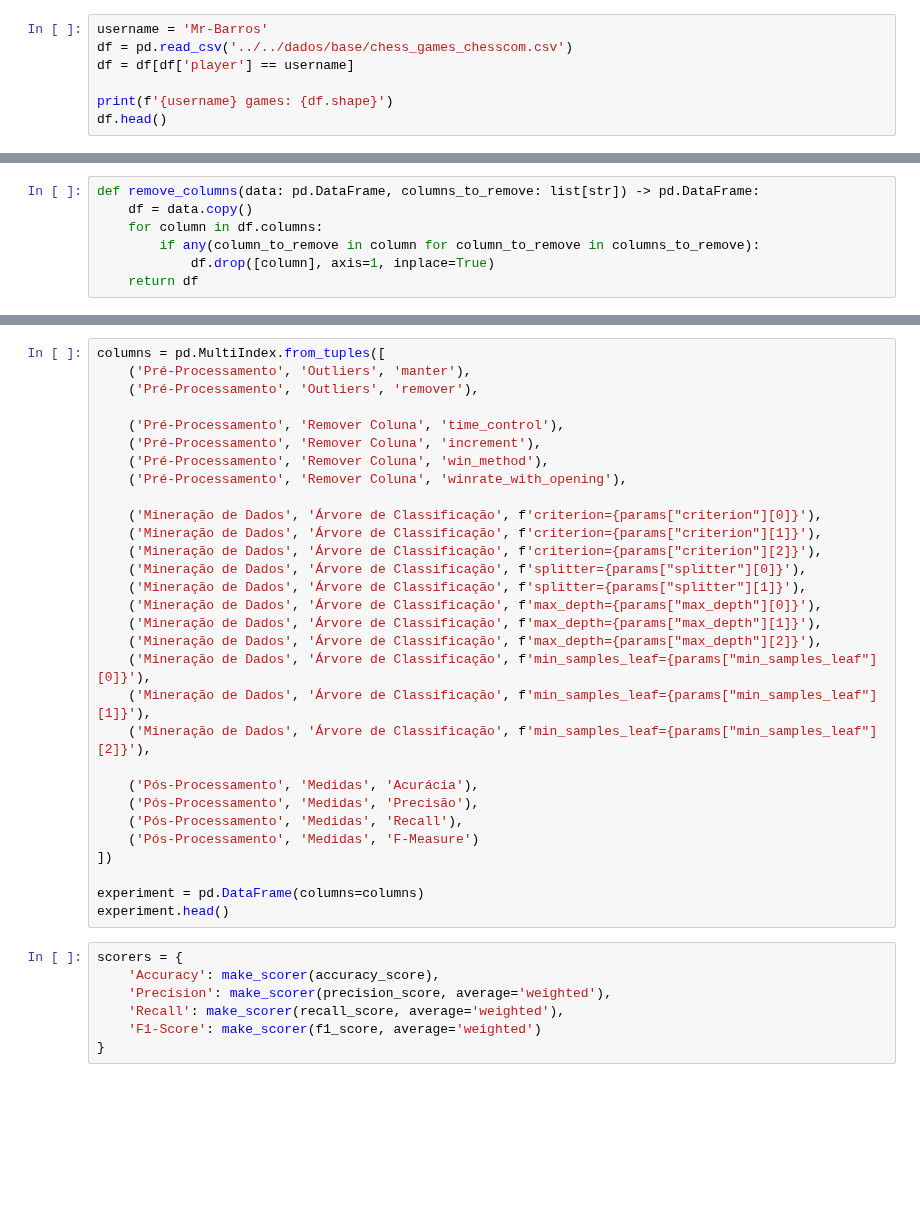
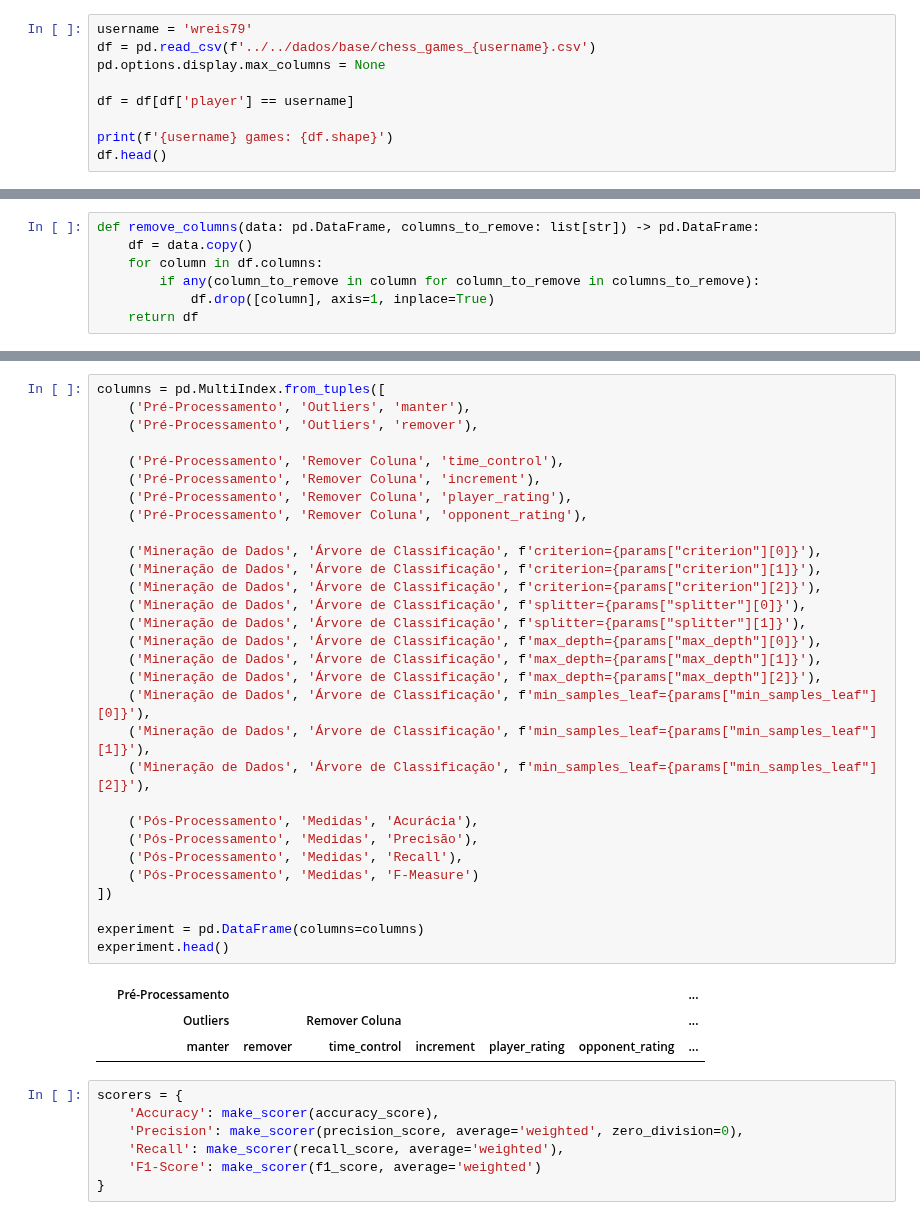
Before and after one commit to Mr-Barros/ENG4040, a Jupyter notebook: src/experimentacao/arvores_classificacao.ipynb, the cells around one changed output, grey strips where cells are left out. Saved outputs shown, nothing was run; the diff lists cells and outputs as text; blank space fills up the shorter version.

```diff
--- a/src/experimentacao/arvores_classificacao.ipynb
+++ b/src/experimentacao/arvores_classificacao.ipynb
@@ -6,8 +6,10 @@ from sklearn.tree import DecisionTreeClassifier
 from sklearn.model_selection import GridSearchCV, train_test_split
 from sklearn.metrics import accuracy_score, precision_score, recall_score, f1_score, make_scorer
 # %%
-username = 'Mr-Barros'
-df = pd.read_csv('../../dados/base/chess_games_chesscom.csv')
+username = 'wreis79'
+df = pd.read_csv(f'../../dados/base/chess_games_{username}.csv')
+pd.options.display.max_columns = None
+
 df = df[df['player'] == username]
 
 print(f'{username} games: {df.shape}')
@@ -168,37 +227,41 @@ model_params = {
 # %%
 columns = pd.MultiIndex.from_tuples([
     ('Pré-Processamento', 'Outliers', 'manter'),
     ('Pré-Processamento', 'Outliers', 'remover'),
 
     ('Pré-Processamento', 'Remover Coluna', 'time_control'),
     ('Pré-Processamento', 'Remover Coluna', 'increment'),
-    ('Pré-Processamento', 'Remover Coluna', 'win_method'),
-    ('Pré-Processamento', 'Remover Coluna', 'winrate_with_opening'),
+    ('Pré-Processamento', 'Remover Coluna', 'player_rating'),
+    ('Pré-Processamento', 'Remover Coluna', 'opponent_rating'),
 
     ('Mineração de Dados', 'Árvore de Classificação', f'criterion={params["criterion"][0]}'),
     ('Mineração de Dados', 'Árvore de Classificação', f'criterion={params["criterion"][1]}'),
     ('Mineração de Dados', 'Árvore de Classificação', f'criterion={params["criterion"][2]}'),
     ('Mineração de Dados', 'Árvore de Classificação', f'splitter={params["splitter"][0]}'),
     ('Mineração de Dados', 'Árvore de Classificação', f'splitter={params["splitter"][1]}'),
     ('Mineração de Dados', 'Árvore de Classificação', f'max_depth={params["max_depth"][0]}'),
     ('Mineração de Dados', 'Árvore de Classificação', f'max_depth={params["max_depth"][1]}'),
     ('Mineração de Dados', 'Árvore de Classificação', f'max_depth={params["max_depth"][2]}'),
     ('Mineração de Dados', 'Árvore de Classificação', f'min_samples_leaf={params["min_samples_leaf"][0]}'),
     ('Mineração de Dados', 'Árvore de Classificação', f'min_samples_leaf={params["min_samples_leaf"][1]}'),
     ('Mineração de Dados', 'Árvore de Classificação', f'min_samples_leaf={params["min_samples_leaf"][2]}'),
 
     ('Pós-Processamento', 'Medidas', 'Acurácia'),
     ('Pós-Processamento', 'Medidas', 'Precisão'),
     ('Pós-Processamento', 'Medidas', 'Recall'),
     ('Pós-Processamento', 'Medidas', 'F-Measure')
 ])
 
 experiment = pd.DataFrame(columns=columns)
 experiment.head()
+# %% [output]
+|  | Pré-Processamento |  |  |  |  |  | ... |
+|  | Outliers |  | Remover Coluna |  |  |  | ... |
+|  | manter | remover | time_control | increment | player_rating | opponent_rating | ... |
 # %%
 scorers = {
     'Accuracy': make_scorer(accuracy_score),
-    'Precision': make_scorer(precision_score, average='weighted'),
+    'Precision': make_scorer(precision_score, average='weighted', zero_division=0),
     'Recall': make_scorer(recall_score, average='weighted'),
     'F1-Score': make_scorer(f1_score, average='weighted')
 }
```
Also changed, not shown: parts of 17 cells of this notebook, 1 other file.
